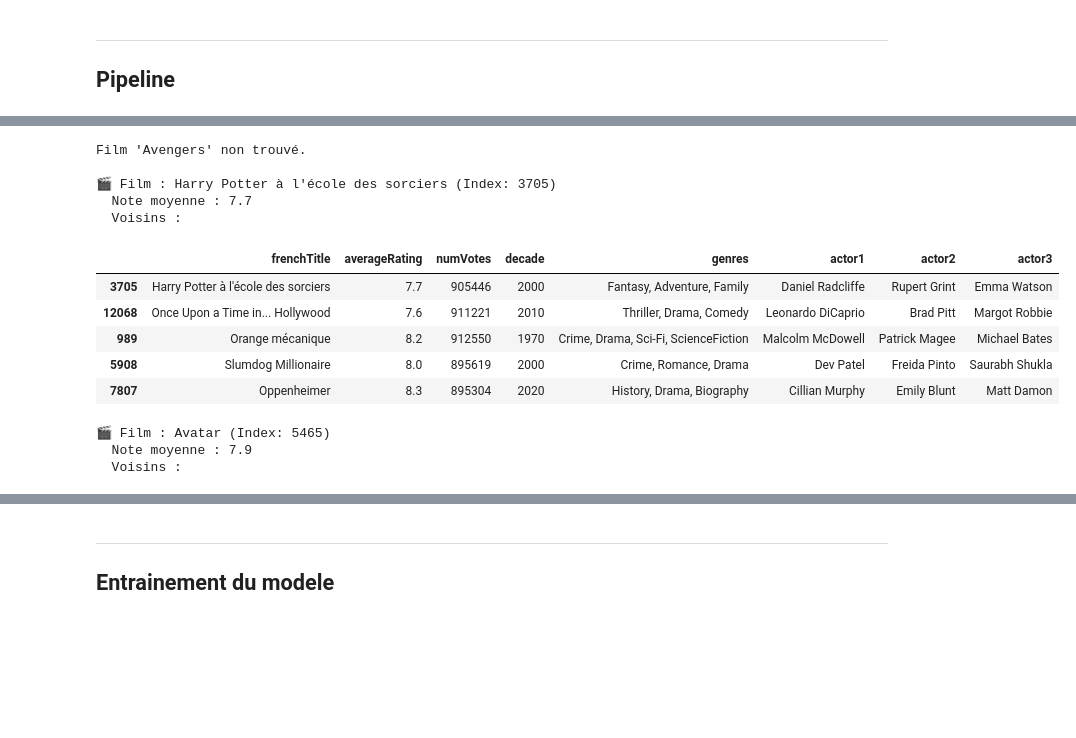
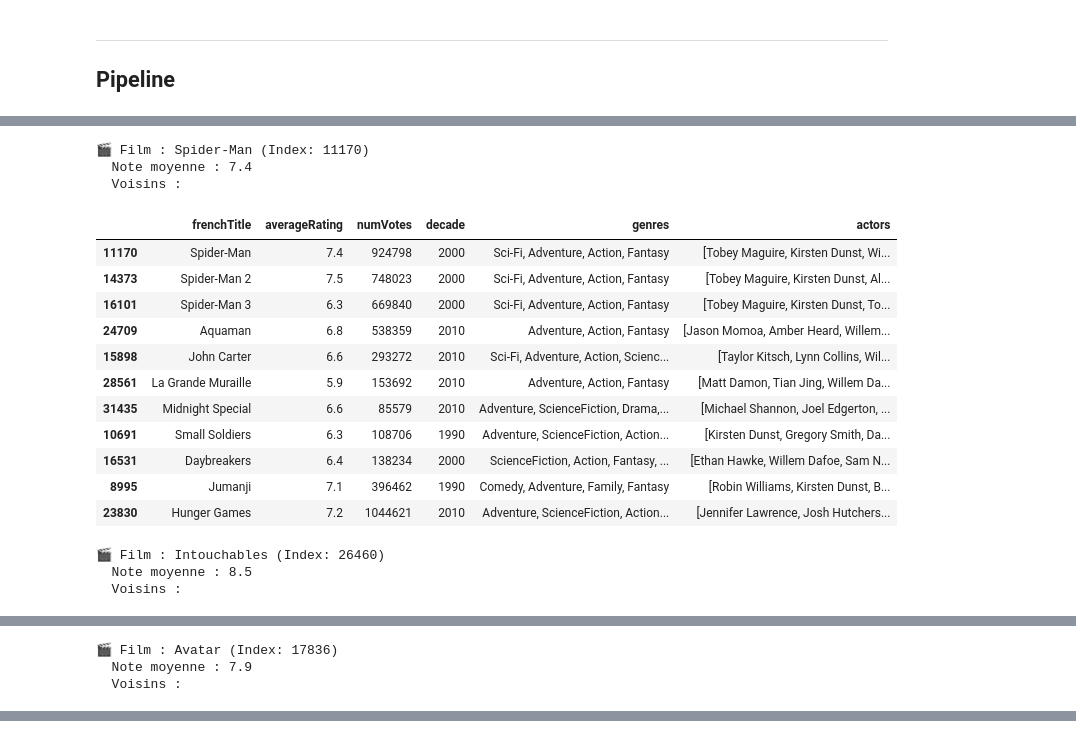
Before and after one commit to Idumii/WildCodeSchool-Projet2, a Jupyter notebook: machineLearning/training.ipynb, the cells around one changed output, grey strips where cells are left out. Cells and saved outputs as stored; diff of their text form; code cells hidden in the pictures; blank space fills up the shorter version.

Commit message:
Modele Machine Leaning V1 - Ponderation des variables 10 plus proches voisins.

```diff
--- a/machineLearning/training.ipynb
+++ b/machineLearning/training.ipynb
@@ -76,14 +116,28 @@ Preprocessor
 # %%
 X = df.drop(columns=['frenchTitle'])
 films_non_standardise = X.iloc[:3]
+# %%
+# Fonction pour alourdir la valeur des colonnes
+def multiply_block(X, factor):
+    return X * factor
 # %%
 # Preprocessor pour standardiser les colonnes numériques
 preprocessor = ColumnTransformer(
     transformers=[
-        ('actors', OneHotEncoder(), ['actor1', 'actor2', 'actor3']),
+        ('actors', Pipeline([
+            ('mlb', MultiLabelBinarizerPipelineFriendly()),
+            ('weight', FunctionTransformer(lambda x: multiply_block(x, 2))),
+            ]), 'actors'),
         ('genres', MultiLabelBinarizerPipelineFriendly(), 'genres'),
-        ('encoder', OrdinalEncoder(), ['decade']),
-        ('skip', 'passthrough', ['averageRating', 'numVotes']),
+        ('decade', Pipeline([
+            ('encoder', OrdinalEncoder()),
+            ('weight', FunctionTransformer(lambda x: multiply_block(x, 0.5))),
+            ]), ['decade']),
+        ('scaler', StandardScaler(), ['averageRating']),
+        ('numVotes', Pipeline([
+            ('scaler', StandardScaler()),
+            ('weight', FunctionTransformer(lambda x: multiply_block(x, 0.2))),
+            ]), ['numVotes'])
     ]
 )
 # %% [markdown]
@@ -96,7 +150,7 @@ Pipeline
 pipeline = Pipeline(
     steps=[
         ('preprocessor', preprocessor),
-        ('knn', NearestNeighbors(n_neighbors=5))
+        ('knn', NearestNeighbors(n_neighbors=11))
     ]
 )
 
@@ -135,19 +192,0 @@ Distances des voisins les plus proches : [[ 0.         10.02796091 11.00181803 1
-# %%
-print(f"\nRecherche des 5 plus proches voisins pour 3 films (basé sur les features standardisées de X_class):")
-for i in range(len(point_test)):
-    # Récupérer l'index original du point exemple dans le DataFrame df
-    original_index = point_test.index[i]
-    print(f"\n--- Voisinage pour Film Exemple {i+1} (Index original: {original_index}) ---")
-    print(f"  Note moyenne: {df.loc[original_index, 'averageRating']}")
-
-    # Les 'indices' renvoyés par kneighbors sont les positions (0, 1, 2...) dans X utilisé lors du fit
-    print(f"  Indices des voisins dans X: {indices[i]}")
-    print(f"  Distances euclidiennes aux voisins: {distances[i]}")
-
-    # Pour afficher les informations des voisins, il faut retrouver leurs index originaux dans df.
-    neighbor_original_indices = X.iloc[indices[i]].index
-    print(f"  Index originaux des voisins dans le DataFrame: {list(neighbor_original_indices)}")
-
-    print("  Infos sur les voisins trouvés (depuis df original):")
-    neighbor_info = df.loc[neighbor_original_indices][['averageRating', 'numVotes', 'decade']]
-    print(neighbor_info)
@@ -172,35 +193,39 @@ Recherche des 5 plus proches voisins pour 3 films (basé sur les features standa
 # %%
-titres = ['Avengers', "Harry Potter à l'école des sorciers", 'Avatar']  # ou d’autres
+titres = ['Spider-Man', "Intouchables", 'Avatar']  # ou d’autres
 
 for titre in titres:
     film_cible = df[df['frenchTitle'].str.contains(titre, case=False, na=False)]
     if film_cible.empty:
         print(f"Film '{titre}' non trouvé.")
         continue
 
     idx_film = film_cible.index[0]
     film_non_standardise = df.drop(columns=['frenchTitle']).loc[[idx_film]]
     film_transforme = pipeline.named_steps['preprocessor'].transform(film_non_standardise)
     distances, indices = pipeline.named_steps['knn'].kneighbors(film_transforme)
 
     print(f"\n🎬 Film : {df.loc[idx_film, 'frenchTitle']} (Index: {idx_film})")
     print(f"  Note moyenne : {df.loc[idx_film, 'averageRating']}")
     neighbor_original_indices = X.iloc[indices[0]].index
-    neighbor_info = df.loc[neighbor_original_indices][['frenchTitle', 'averageRating', 'numVotes', 'decade', 'genres', 'actor1', 'actor2', 'actor3']]
+    neighbor_info = df.loc[neighbor_original_indices][['frenchTitle', 'averageRating', 'numVotes', 'decade', 'genres', 'actors']]
     print("  Voisins :")
     display(neighbor_info)
 # %% [output]
-Film 'Avengers' non trouvé.
-
-🎬 Film : Harry Potter à l'école des sorciers (Index: 3705)
-  Note moyenne : 7.7
+🎬 Film : Spider-Man (Index: 11170)
+  Note moyenne : 7.4
   Voisins :
-|  | frenchTitle | averageRating | numVotes | decade | genres | actor1 | actor2 | actor3 |
-| 3705 | Harry Potter à l'école des sorciers | 7.7 | 905446 | 2000 | Fantasy, Adventure, Family | Daniel Radcliffe | Rupert Grint | Emma Watson |
-| 12068 | Once Upon a Time in... Hollywood | 7.6 | 911221 | 2010 | Thriller, Drama, Comedy | Leonardo DiCaprio | Brad Pitt | Margot Robbie |
-| 989 | Orange mécanique | 8.2 | 912550 | 1970 | Crime, Drama, Sci-Fi, ScienceFiction | Malcolm McDowell | Patrick Magee | Michael Bates |
-| 5908 | Slumdog Millionaire | 8.0 | 895619 | 2000 | Crime, Romance, Drama | Dev Patel | Freida Pinto | Saurabh Shukla |
-| 7807 | Oppenheimer | 8.3 | 895304 | 2020 | History, Drama, Biography | Cillian Murphy | Emily Blunt | Matt Damon |
+|  | frenchTitle | averageRating | numVotes | decade | genres | actors |
+| 11170 | Spider-Man | 7.4 | 924798 | 2000 | Sci-Fi, Adventure, Action, Fantasy | [Tobey Maguire, Kirsten Dunst, Wi... |
+| 14373 | Spider-Man 2 | 7.5 | 748023 | 2000 | Sci-Fi, Adventure, Action, Fantasy | [Tobey Maguire, Kirsten Dunst, Al... |
+| 16101 | Spider-Man 3 | 6.3 | 669840 | 2000 | Sci-Fi, Adventure, Action, Fantasy | [Tobey Maguire, Kirsten Dunst, To... |
+| 24709 | Aquaman | 6.8 | 538359 | 2010 | Adventure, Action, Fantasy | [Jason Momoa, Amber Heard, Willem... |
+| 15898 | John Carter | 6.6 | 293272 | 2010 | Sci-Fi, Adventure, Action, Scienc... | [Taylor Kitsch, Lynn Collins, Wil... |
+| 28561 | La Grande Muraille | 5.9 | 153692 | 2010 | Adventure, Action, Fantasy | [Matt Damon, Tian Jing, Willem Da... |
+| 31435 | Midnight Special | 6.6 | 85579 | 2010 | Adventure, ScienceFiction, Drama,... | [Michael Shannon, Joel Edgerton, ... |
+| 10691 | Small Soldiers | 6.3 | 108706 | 1990 | Adventure, ScienceFiction, Action... | [Kirsten Dunst, Gregory Smith, Da... |
+| 16531 | Daybreakers | 6.4 | 138234 | 2000 | ScienceFiction, Action, Fantasy, ... | [Ethan Hawke, Willem Dafoe, Sam N... |
+| 8995 | Jumanji | 7.1 | 396462 | 1990 | Comedy, Adventure, Family, Fantasy | [Robin Williams, Kirsten Dunst, B... |
+| 23830 | Hunger Games | 7.2 | 1044621 | 2010 | Adventure, ScienceFiction, Action... | [Jennifer Lawrence, Josh Hutchers... |
-🎬 Film : Avatar (Index: 5465)
-  Note moyenne : 7.9
+🎬 Film : Intouchables (Index: 26460)
+  Note moyenne : 8.5
   Voisins :
@@ -212,0 +244,3 @@ Film 'Avengers' non trouvé.
+🎬 Film : Avatar (Index: 17836)
+  Note moyenne : 7.9
+  Voisins :
@@ -213,4 +258,0 @@ Film 'Avengers' non trouvé.
-# %% [markdown]
-----------------------------------------------------------------------------------------------------------------------------------------------------------------------------------------
-Entrainement du modele
-----------------------------------------------------------------------------------------------------------------------------------------------------------------------------------------
```
Also changed, not shown: parts of 8 cells of this notebook, 2 other files.
